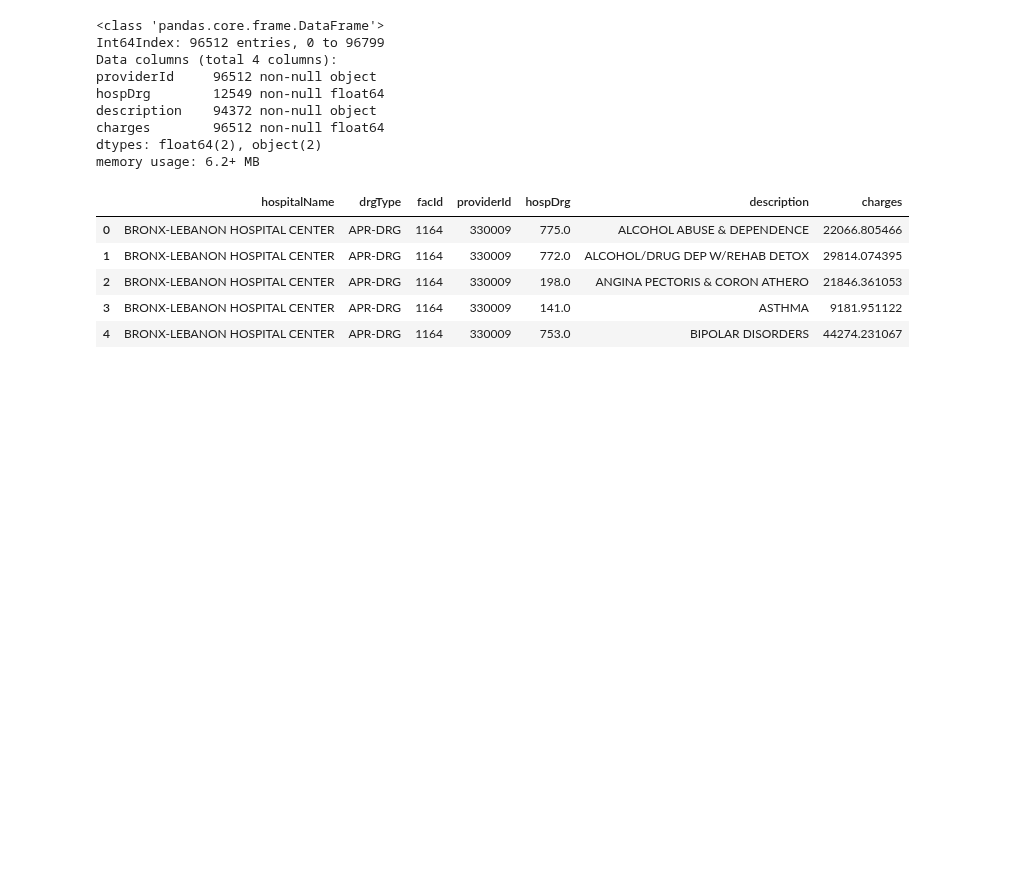
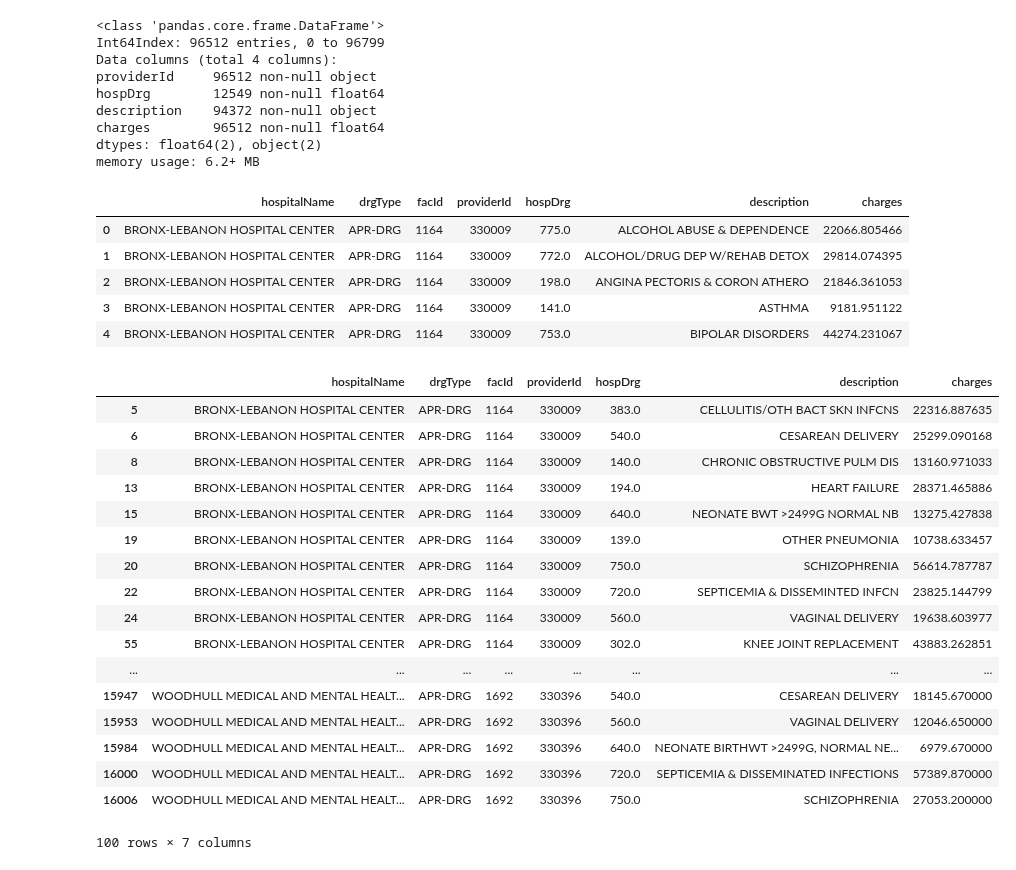
Before and after one commit to meiguan/nycHospitalPricing, a Jupyter notebook: 2_compileHospitalMasterCharges.ipynb, the cells around one changed output. Cells and saved outputs as stored; diff of their text form; code cells hidden in the pictures; blank space fills up the shorter version.

```diff
--- a/2_compileHospitalMasterCharges.ipynb
+++ b/2_compileHospitalMasterCharges.ipynb
@@ -678,3 +678,25 @@ compiledMasterchargesNycHospitals.head()
 | 2 | BRONX-LEBANON HOSPITAL CENTER | APR-DRG | 1164 | 330009 | 198.0 | ANGINA PECTORIS & CORON ATHERO | 21846.361053 |
 | 3 | BRONX-LEBANON HOSPITAL CENTER | APR-DRG | 1164 | 330009 | 141.0 | ASTHMA | 9181.951122 |
 | 4 | BRONX-LEBANON HOSPITAL CENTER | APR-DRG | 1164 | 330009 | 753.0 | BIPOLAR DISORDERS | 44274.231067 |
+# %%
+compiledMasterchargesNycHospitals[(compiledMasterchargesNycHospitals['drgType'] == 'APR-DRG') &
+                                  (compiledMasterchargesNycHospitals['hospDrg'].isin([640.0, 560.0, 720.0, 540.0, 194.0, 139.0, 140.0, 302.0, 383.0, 750.0]))]
+# %% [output]
+|  | hospitalName | drgType | facId | providerId | hospDrg | description | charges |
+| 5 | BRONX-LEBANON HOSPITAL CENTER | APR-DRG | 1164 | 330009 | 383.0 | CELLULITIS/OTH BACT SKN INFCNS | 22316.887635 |
+| 6 | BRONX-LEBANON HOSPITAL CENTER | APR-DRG | 1164 | 330009 | 540.0 | CESAREAN DELIVERY | 25299.090168 |
+| 8 | BRONX-LEBANON HOSPITAL CENTER | APR-DRG | 1164 | 330009 | 140.0 | CHRONIC OBSTRUCTIVE PULM DIS | 13160.971033 |
+| 13 | BRONX-LEBANON HOSPITAL CENTER | APR-DRG | 1164 | 330009 | 194.0 | HEART FAILURE | 28371.465886 |
+| 15 | BRONX-LEBANON HOSPITAL CENTER | APR-DRG | 1164 | 330009 | 640.0 | NEONATE BWT >2499G NORMAL NB | 13275.427838 |
+| 19 | BRONX-LEBANON HOSPITAL CENTER | APR-DRG | 1164 | 330009 | 139.0 | OTHER PNEUMONIA | 10738.633457 |
+| 20 | BRONX-LEBANON HOSPITAL CENTER | APR-DRG | 1164 | 330009 | 750.0 | SCHIZOPHRENIA | 56614.787787 |
+| 22 | BRONX-LEBANON HOSPITAL CENTER | APR-DRG | 1164 | 330009 | 720.0 | SEPTICEMIA & DISSEMINTED INFCN | 23825.144799 |
+| 24 | BRONX-LEBANON HOSPITAL CENTER | APR-DRG | 1164 | 330009 | 560.0 | VAGINAL DELIVERY | 19638.603977 |
+| 55 | BRONX-LEBANON HOSPITAL CENTER | APR-DRG | 1164 | 330009 | 302.0 | KNEE JOINT REPLACEMENT | 43883.262851 |
+| ... | ... | ... | ... | ... | ... | ... | ... |
+| 15947 | WOODHULL MEDICAL AND MENTAL HEALT... | APR-DRG | 1692 | 330396 | 540.0 | CESAREAN DELIVERY | 18145.670000 |
+| 15953 | WOODHULL MEDICAL AND MENTAL HEALT... | APR-DRG | 1692 | 330396 | 560.0 | VAGINAL DELIVERY | 12046.650000 |
+| 15984 | WOODHULL MEDICAL AND MENTAL HEALT... | APR-DRG | 1692 | 330396 | 640.0 | NEONATE BIRTHWT >2499G, NORMAL NE... | 6979.670000 |
+| 16000 | WOODHULL MEDICAL AND MENTAL HEALT... | APR-DRG | 1692 | 330396 | 720.0 | SEPTICEMIA & DISSEMINATED INFECTIONS | 57389.870000 |
+| 16006 | WOODHULL MEDICAL AND MENTAL HEALT... | APR-DRG | 1692 | 330396 | 750.0 | SCHIZOPHRENIA | 27053.200000 |
+100 rows × 7 columns
```
Also changed, not shown: 6 other files.
